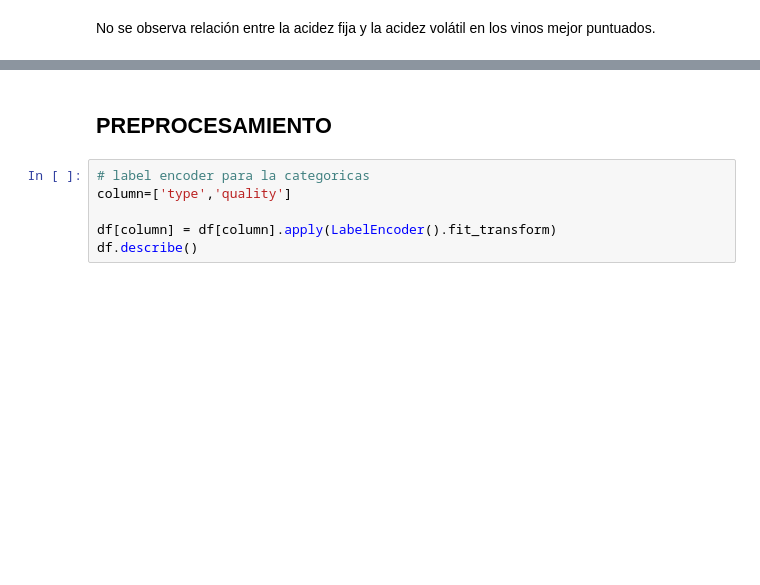
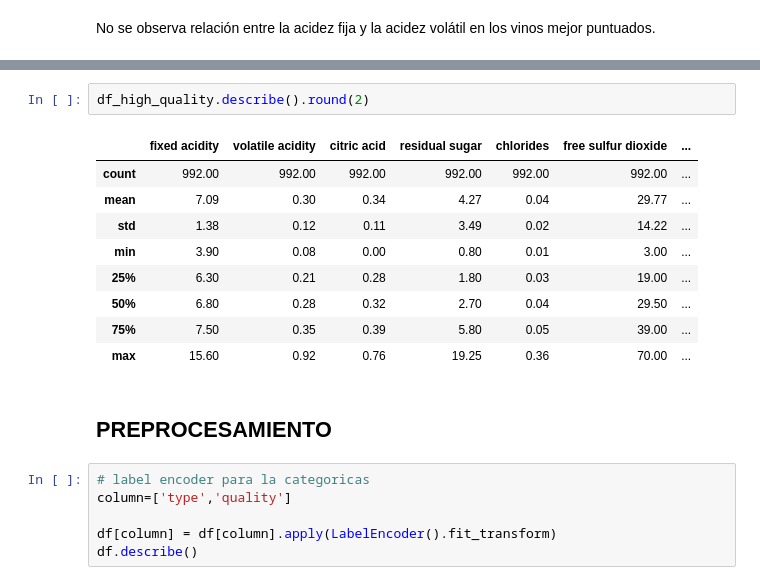
Before and after one commit to eugeinga/CODER-DataScienceI, a Jupyter notebook: ProyectoDS_ParteII_INGARAMO.ipynb, the cells around one changed output, grey strips where cells are left out. Saved outputs shown, nothing was run; the diff lists cells and outputs as text; blank space fills up the shorter version.

```diff
--- a/ProyectoDS_ParteII_INGARAMO.ipynb
+++ b/ProyectoDS_ParteII_INGARAMO.ipynb
@@ -557,3 +565,15 @@ No se observa relación entre la acidez fija y la acidez volátil en los vinos m
+# %%
+df_high_quality.describe().round(2)
+# %% [output]
+|  | fixed acidity | volatile acidity | citric acid | residual sugar | chlorides | free sulfur dioxide | ... |
+| count | 992.00 | 992.00 | 992.00 | 992.00 | 992.00 | 992.00 | ... |
+| mean | 7.09 | 0.30 | 0.34 | 4.27 | 0.04 | 29.77 | ... |
+| std | 1.38 | 0.12 | 0.11 | 3.49 | 0.02 | 14.22 | ... |
+| min | 3.90 | 0.08 | 0.00 | 0.80 | 0.01 | 3.00 | ... |
+| 25% | 6.30 | 0.21 | 0.28 | 1.80 | 0.03 | 19.00 | ... |
+| 50% | 6.80 | 0.28 | 0.32 | 2.70 | 0.04 | 29.50 | ... |
+| 75% | 7.50 | 0.35 | 0.39 | 5.80 | 0.05 | 39.00 | ... |
+| max | 15.60 | 0.92 | 0.76 | 19.25 | 0.36 | 70.00 | ... |
 # %% [markdown]
 ## **PREPROCESAMIENTO**
 # %%
```
Also changed, not shown: parts of 17 cells of this notebook.
